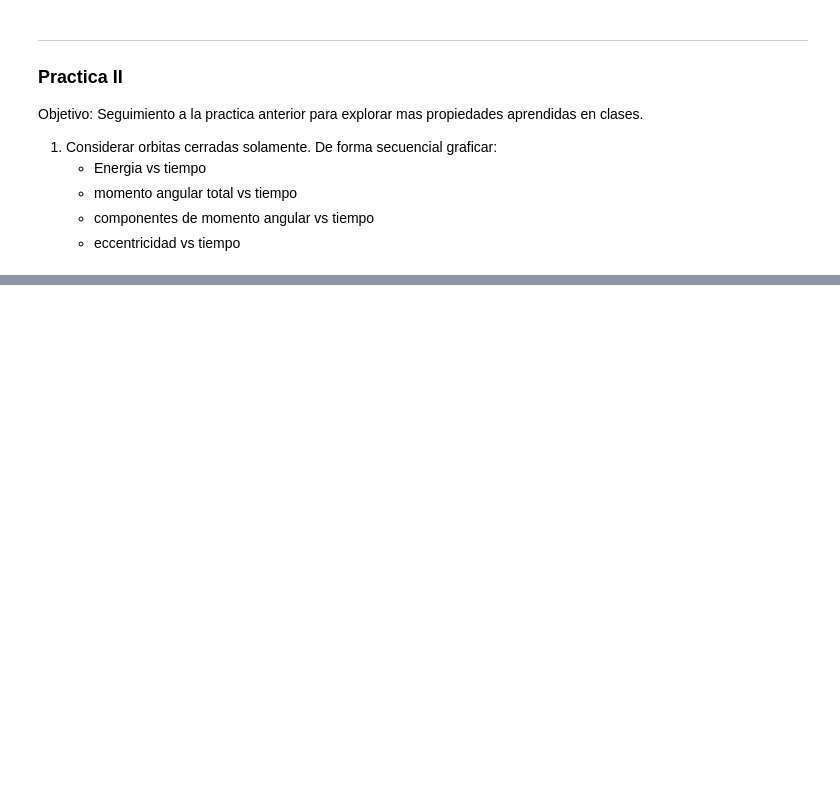
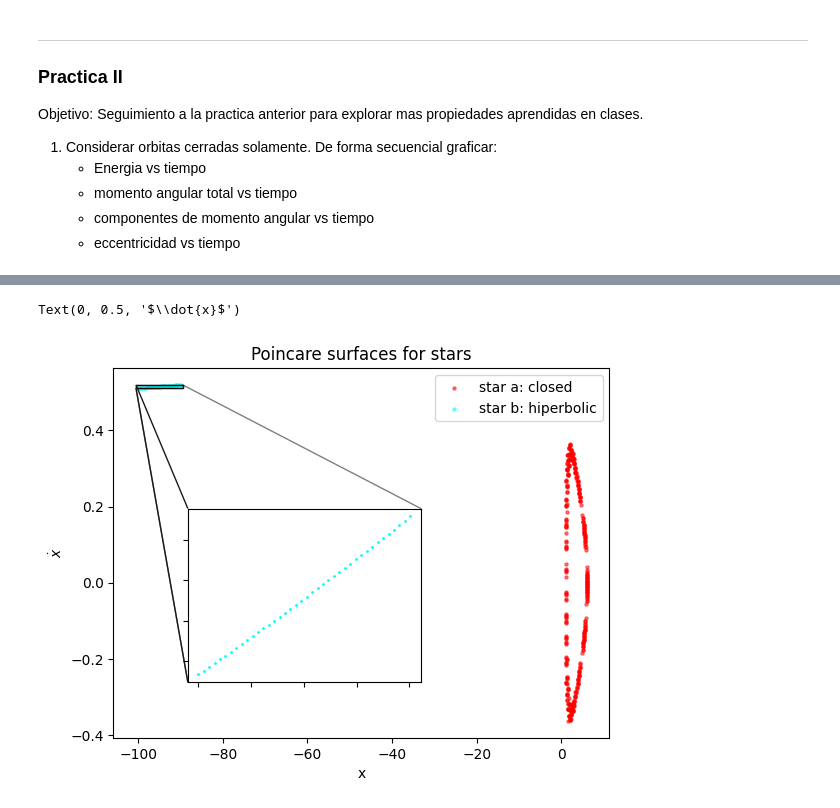
Before and after one commit to patito-mary/topicos, a Jupyter notebook: informfinal.ipynb, the cells around one changed output, grey strips where cells are left out. Cells and saved outputs as stored; diff of their text form; code cells hidden in the pictures; blank space fills up the shorter version.

```diff
--- a/informfinal.ipynb
+++ b/informfinal.ipynb
@@ -427,0 +444,40 @@ timebulgeecc, a_bulge_ecc
+# %%
+position_x_b = b_orbit.x.value
+velocity_x_b = b_orbit.vel.d_x.value
+position_y_b = b_orbit.y.value
+velocity_y_b = b_orbit.vel.d_y.value
+position_z_b = b_orbit.z.value
+velocity_z_b = b_orbit.vel.d_z.value
+delta = 0.2
+
+poincare_index_b = np.where((position_y_b >= -delta) & (position_y_b <= delta) & (velocity_y_b > 0))[0]
+#poincare_index_b = np.where((position_y_b == 0) & (velocity_y_b > 0))[0]
+
+poincare_position_x_b = position_x_b[poincare_index_b]
+poincare_velocity_x_b = velocity_x_b[poincare_index_b]
+poincare_velocity_y_b = velocity_y_b[poincare_index_b]
+poincare_position_y_b = position_y_b[poincare_index_b]
+poincare_position_z_b = position_z_b[poincare_index_b]
+poincare_velocity_z_b = velocity_z_b[poincare_index_b]
+# %%
+fig, ax  = plt.subplots()
+
+ax.scatter(poincare_position_x_a, poincare_velocity_x_a,color='red', alpha=0.5, label='star a: closed', s=5)
+ax.scatter(poincare_position_x_b, poincare_velocity_x_b, color='cyan', alpha=0.5, label='star b: hiperbolic', s=5)
+
+axins = ax.inset_axes([0.15, 0.15, 0.47, 0.47])
+axins.set_yticklabels([])
+axins.set_xticklabels([])
+axins.scatter(poincare_position_x_b, poincare_velocity_x_b, color='cyan', s=1)
+
+
+ax.indicate_inset_zoom(axins, edgecolor="black")
+mark_inset(ax, axins, loc1=2, loc2=3, fc='none',ec='0.1')
+
+plt.title('Poincare surfaces for stars')
+plt.legend()
+plt.xlabel('x')
+plt.ylabel('$\dot{x}$')
+# %% [output]
+Text(0, 0.5, '$\\dot{x}$')
+[figure, added]
```
Also changed, not shown: parts of 9 cells of this notebook, 1 other file.
